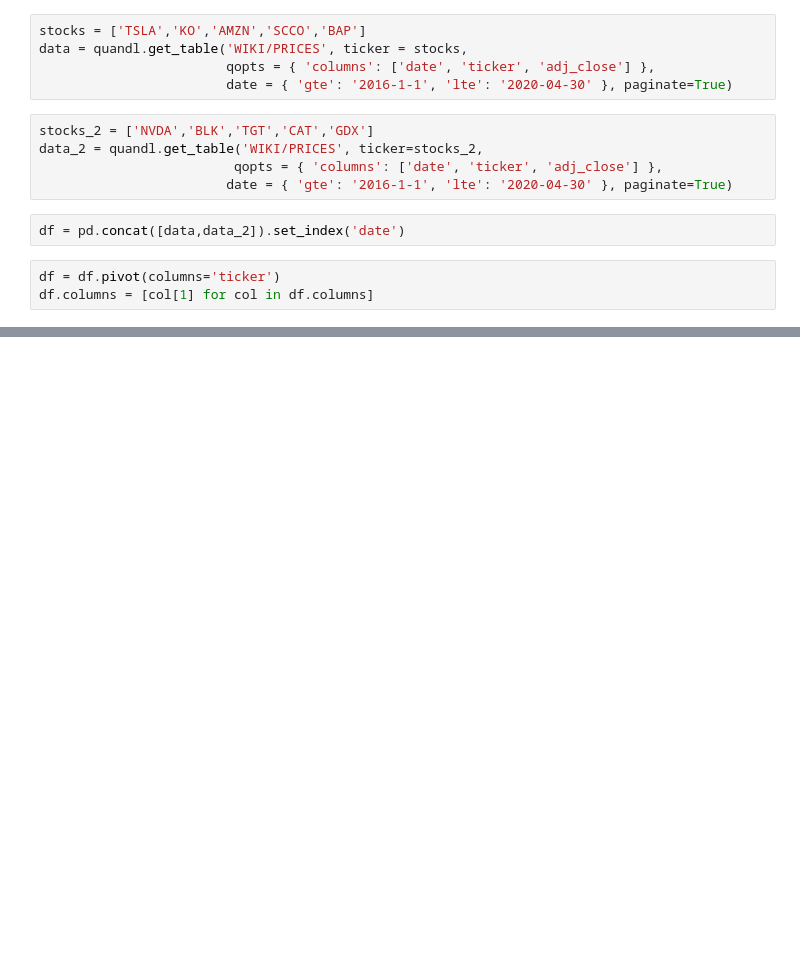
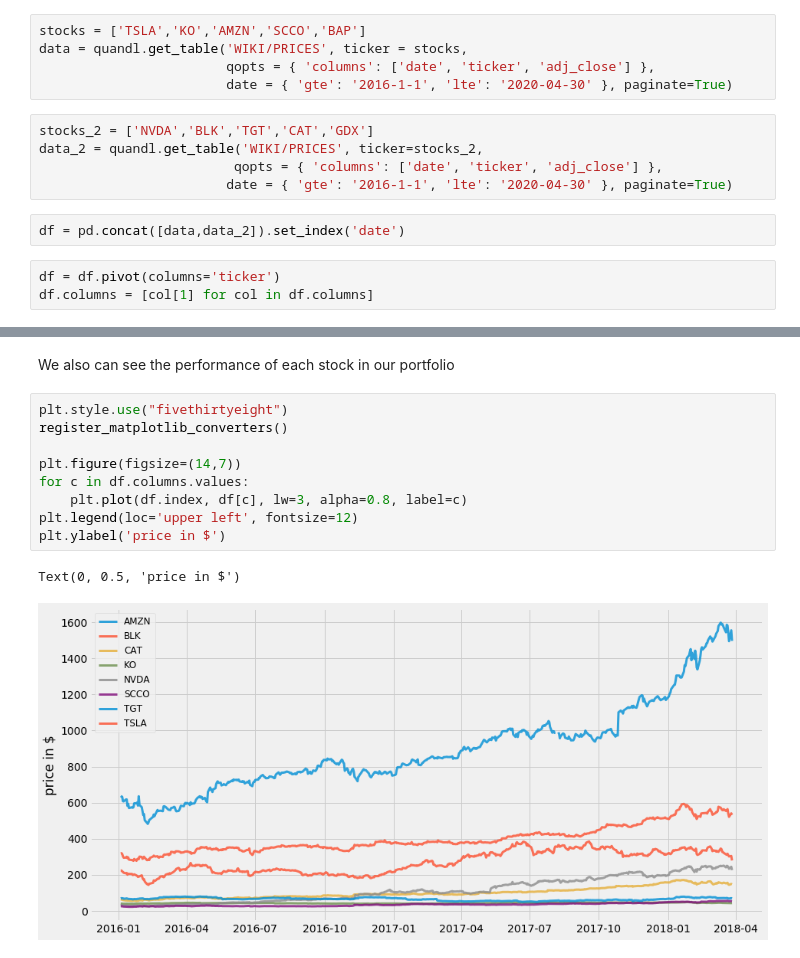
Before and after one commit to PBenavides/Practice_Notebooks, a Jupyter notebook: Finance_with_Python/Markowitz efficient frontier portfolio.ipynb, the cells around one changed output, grey strips where cells are left out. Cells and saved outputs as stored; diff of their text form; blank space fills up the shorter version.

```diff
--- a/Finance_with_Python/Markowitz efficient frontier portfolio.ipynb
+++ b/Finance_with_Python/Markowitz efficient frontier portfolio.ipynb
@@ -72,0 +65,14 @@ s
+# %% [markdown]
+We also can see the performance of each stock in our portfolio
+# %%
+plt.style.use("fivethirtyeight")
+register_matplotlib_converters()
+
+plt.figure(figsize=(14,7))
+for c in df.columns.values:
+    plt.plot(df.index, df[c], lw=3, alpha=0.8, label=c)
+plt.legend(loc='upper left', fontsize=12)
+plt.ylabel('price in $')
+# %% [output]
+Text(0, 0.5, 'price in $')
+[figure, added]
```
Also changed, not shown: parts of 18 cells of this notebook.
